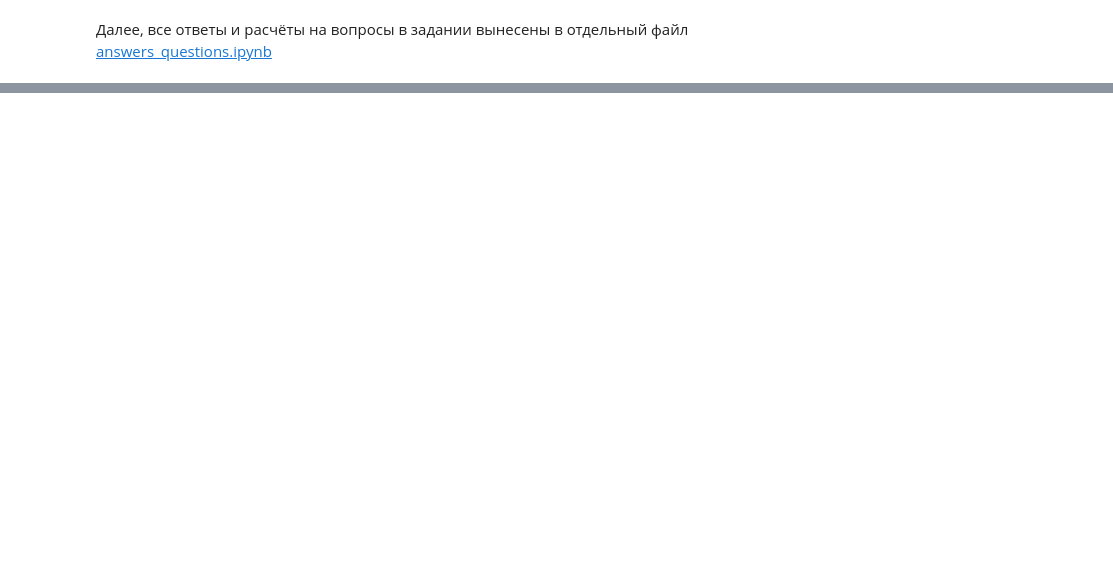
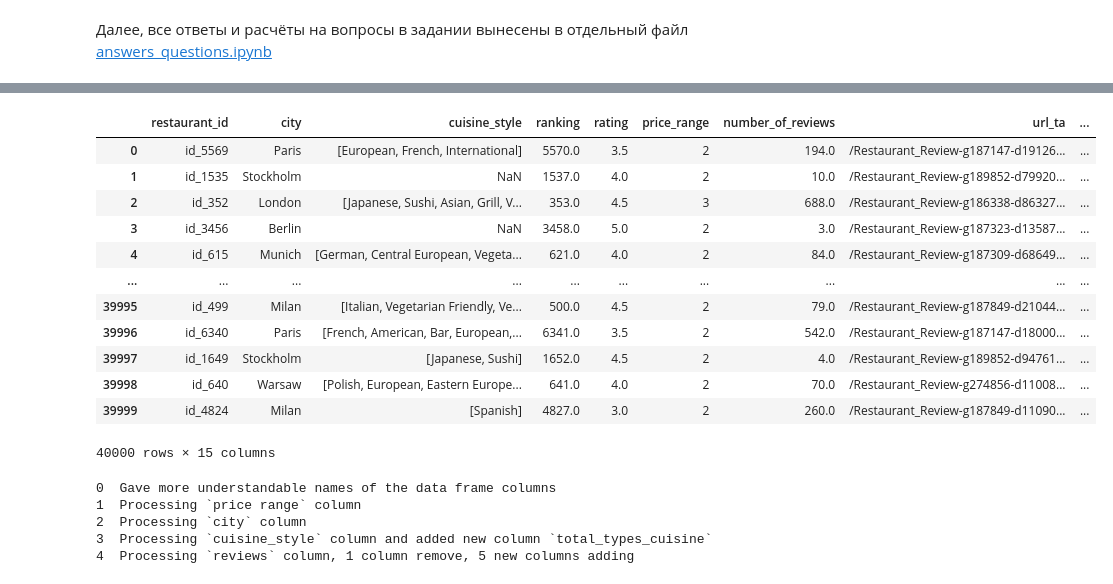
Before and after one commit to bi01/skillfactory_ds, a Jupyter notebook: module_3/my_decision.ipynb, the cells around one changed output, grey strips where cells are left out. Cells and saved outputs as stored; diff of their text form; code cells hidden in the pictures; blank space fills up the shorter version.

```diff
--- a/module_3/my_decision.ipynb
+++ b/module_3/my_decision.ipynb
@@ -161,0 +177,25 @@ MAE: 0.4253105448953824
+# %%
+cleaner = helpers.CleanerDatasetPipeline(df)
+cleaner.run_pipeline()
+# %% [output]
+|  | restaurant_id | city | cuisine_style | ranking | rating | price_range | number_of_reviews | url_ta | ... |
+| 0 | id_5569 | Paris | [European, French, International] | 5570.0 | 3.5 | 2 | 194.0 | /Restaurant_Review-g187147-d19126... | ... |
+| 1 | id_1535 | Stockholm | NaN | 1537.0 | 4.0 | 2 | 10.0 | /Restaurant_Review-g189852-d79920... | ... |
+| 2 | id_352 | London | [Japanese, Sushi, Asian, Grill, V... | 353.0 | 4.5 | 3 | 688.0 | /Restaurant_Review-g186338-d86327... | ... |
+| 3 | id_3456 | Berlin | NaN | 3458.0 | 5.0 | 2 | 3.0 | /Restaurant_Review-g187323-d13587... | ... |
+| 4 | id_615 | Munich | [German, Central European, Vegeta... | 621.0 | 4.0 | 2 | 84.0 | /Restaurant_Review-g187309-d68649... | ... |
+| ... | ... | ... | ... | ... | ... | ... | ... | ... | ... |
+| 39995 | id_499 | Milan | [Italian, Vegetarian Friendly, Ve... | 500.0 | 4.5 | 2 | 79.0 | /Restaurant_Review-g187849-d21044... | ... |
+| 39996 | id_6340 | Paris | [French, American, Bar, European,... | 6341.0 | 3.5 | 2 | 542.0 | /Restaurant_Review-g187147-d18000... | ... |
+| 39997 | id_1649 | Stockholm | [Japanese, Sushi] | 1652.0 | 4.5 | 2 | 4.0 | /Restaurant_Review-g189852-d94761... | ... |
+| 39998 | id_640 | Warsaw | [Polish, European, Eastern Europe... | 641.0 | 4.0 | 2 | 70.0 | /Restaurant_Review-g274856-d11008... | ... |
+| 39999 | id_4824 | Milan | [Spanish] | 4827.0 | 3.0 | 2 | 260.0 | /Restaurant_Review-g187849-d11090... | ... |
+40000 rows × 15 columns
+# %%
+cleaner.pipeline_desciption()
+# %% [output]
+0  Gave more understandable names of the data frame columns
+1  Processing `price range` column
+2  Processing `city` column
+3  Processing `cuisine_style` column and added new column `total_types_cuisine`
+4  Processing `reviews` column, 1 column remove, 5 new columns adding
```
Also changed, not shown: parts of 5 cells of this notebook, 3 other files.
